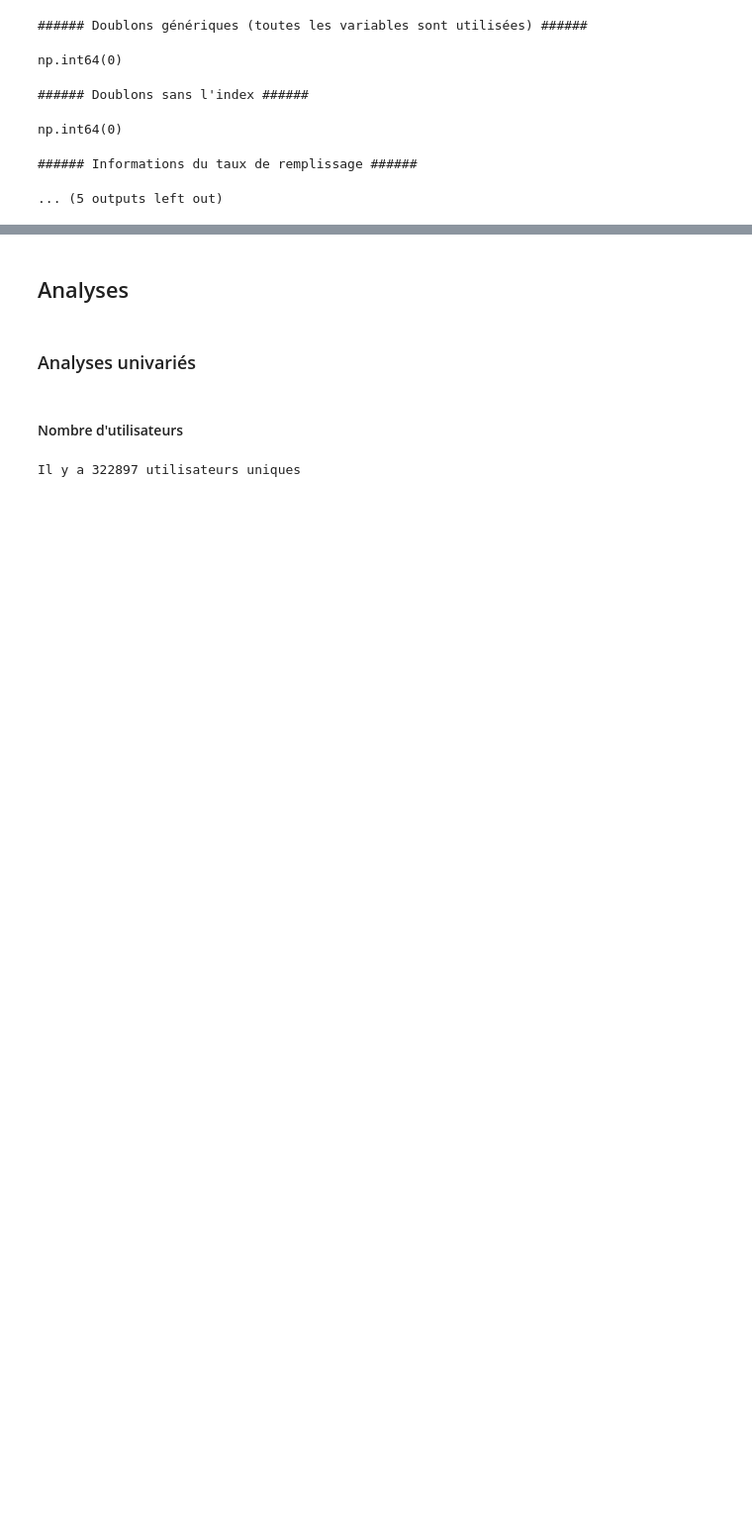
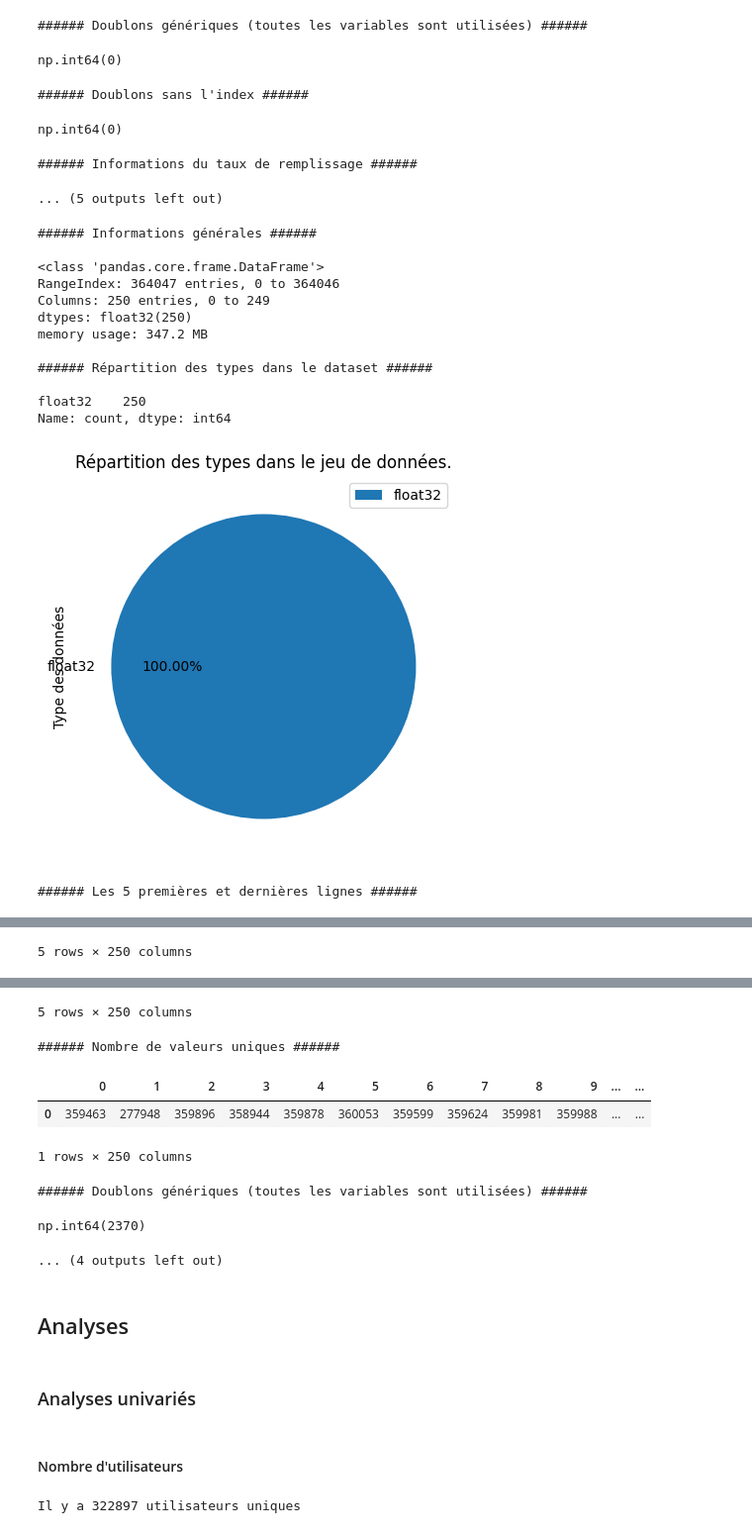
Before and after one commit to NicolasPagny/Projet_10, a Jupyter notebook: analyses.ipynb, the cells around one changed output, grey strips where cells are left out. Shown: that part at 99% size. Drawn from its saved outputs; the diff is of its cells as text; code cells hidden in the pictures; blank space fills up the shorter version.

Commit message:
Analyses + ajout fast_hybrid_recommendater

```diff
--- a/analyses.ipynb
+++ b/analyses.ipynb
@@ -13,9 +21,14 @@ import recommander
 # Constantes
 # %%
 DATASETS_PATH = "datasets/"
+ARTICLES_EMBEDDINGS_PATH = DATASETS_PATH + "articles_embeddings.pickle"
 ARTICLES_METADATA_PATH = DATASETS_PATH + "articles_metadata.csv"
 CLICKS_PATH = DATASETS_PATH + "clicks/"
 CLICKS_HOUR_CONCATENATED_PATH = DATASETS_PATH + "clicks_hour_concatenated.csv"
+PCA_REDUCTED_ARTICLES_EMBEDDINGS_PATH = DATASETS_PATH + "pca_reducted_articles_embeddings.pickle"
+SVDS_PATH = DATASETS_PATH + "svds.pickle"
+CLICKS_ESSENTIALS_INFORMATIONS_PATH = DATASETS_PATH + "clicks_essentials_informations.pickle"
+MOST_POPULAR_ARTICLES_PATH = DATASETS_PATH + "most_popular_articles.pickle"
 # %% [markdown]
 # Fonctions
 # %%
@@ -132,7 +145,7 @@ def analyse_outlier(df: pd.DataFrame):
     make_title("Boxplots des variables")
     plt.show()
 
-def analyse_exploratoire_generique(datas: pd.DataFrame, perc_missing_values_threshold: int = 50, nb_index: int = 1):
+def analyse_exploratoire_generique(datas: pd.DataFrame, perc_missing_values_threshold: int = 50, nb_index: int = 1, enable_analyse_outlier: bool = True):
     """Effectue une analyse exploratoire générique
 
     Parameters:
@@ -172,8 +185,9 @@ def analyse_exploratoire_generique(datas: pd.DataFrame, perc_missing_values_thre
     make_title("Informations du taux de remplissage")
     make_perc_missing_values_info(datas, perc_missing_values_threshold)
 
-    # Afficher les analyses des variables numériques
-    analyse_outlier(datas)
+    if enable_analyse_outlier:
+        # Afficher les analyses des variables numériques
+        analyse_outlier(datas)
 # %% [markdown]
 # Corps
 # %% [markdown]
@@ -192,7 +206,7 @@ else:
 
     df_clicks_hour.to_csv(CLICKS_HOUR_CONCATENATED_PATH, index=False)
 # %%
-with open(DATASETS_PATH + "articles_embeddings.pickle", "rb") as f:
-    df_embedding_articles = pickle.load(f)
+with open(ARTICLES_EMBEDDINGS_PATH, "rb") as f:
+    df_embedding_articles = pd.DataFrame(pickle.load(f))
 # %% [markdown]
 ## Fusion des datasets
@@ -346,3 +365,20 @@ np.int64(0)
 np.int64(0)
 ###### Informations du taux de remplissage ######
 ... (5 outputs left out)
+# %%
+analyse_exploratoire_generique(df_embedding_articles, enable_analyse_outlier=False)
+# %% [output]
+###### Informations générales ######
+
+<class 'pandas.core.frame.DataFrame'>
+RangeIndex: 364047 entries, 0 to 364046
+Columns: 250 entries, 0 to 249
+dtypes: float32(250)
+memory usage: 347.2 MB
+
+###### Répartition des types dans le dataset ######
+
+float32    250
+Name: count, dtype: int64
+[figure, added]
+###### Les 5 premières et dernières lignes ######
@@ -348,0 +391 @@ np.int64(0)
+5 rows × 250 columns
@@ -349,3 +398,11 @@ np.int64(0)
+5 rows × 250 columns
+###### Nombre de valeurs uniques ######
+|  | 0 | 1 | 2 | 3 | 4 | 5 | 6 | 7 | 8 | 9 | ... | ... |
+| 0 | 359463 | 277948 | 359896 | 358944 | 359878 | 360053 | 359599 | 359624 | 359981 | 359988 | ... | ... |
+1 rows × 250 columns
+###### Doublons génériques (toutes les variables sont utilisées) ######
+np.int64(2370)
+... (4 outputs left out)
 # %% [markdown]
 ## Analyses
 # %% [markdown]
```
Also changed, not shown: parts of 56 cells of this notebook, 6 other files.
